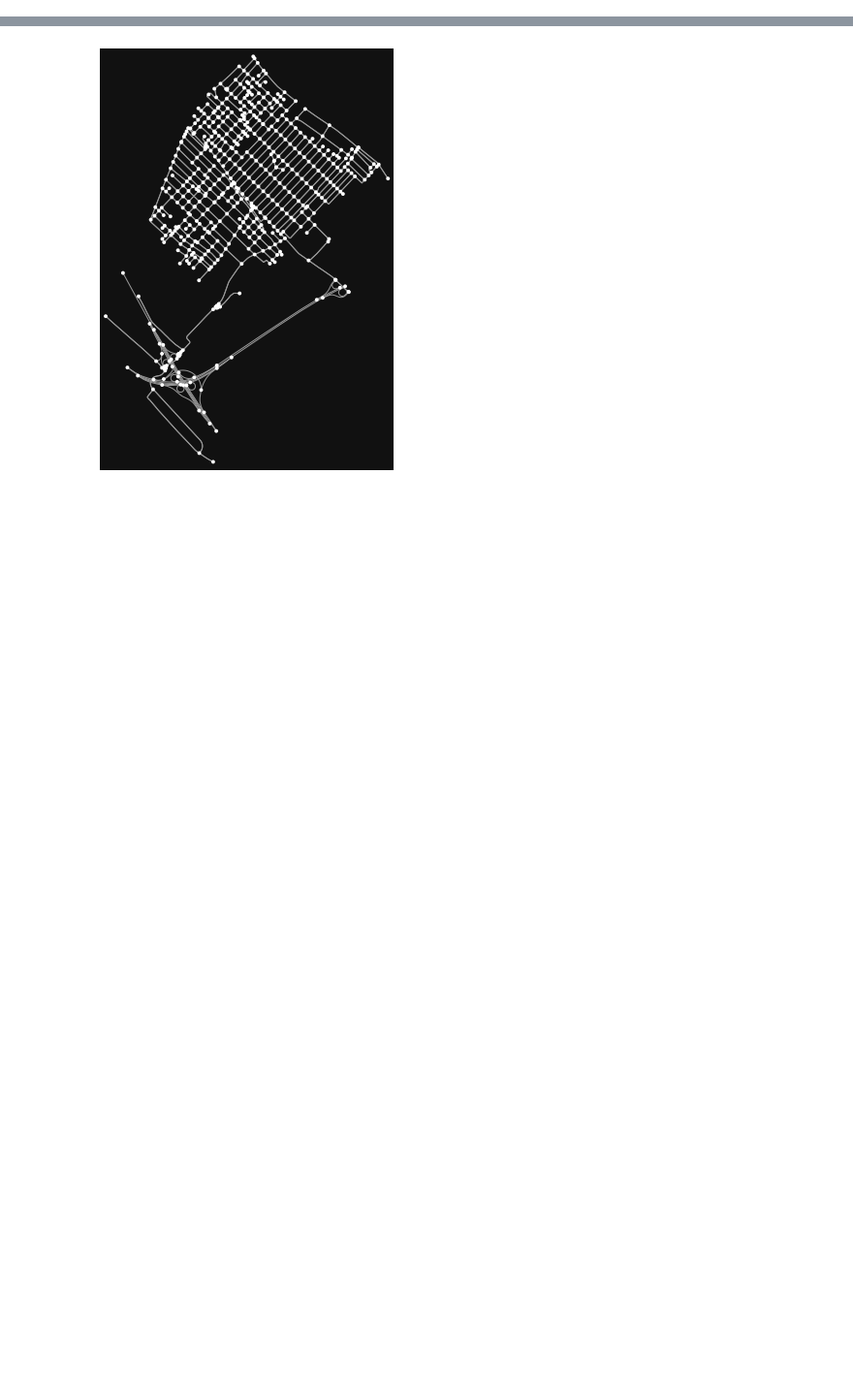
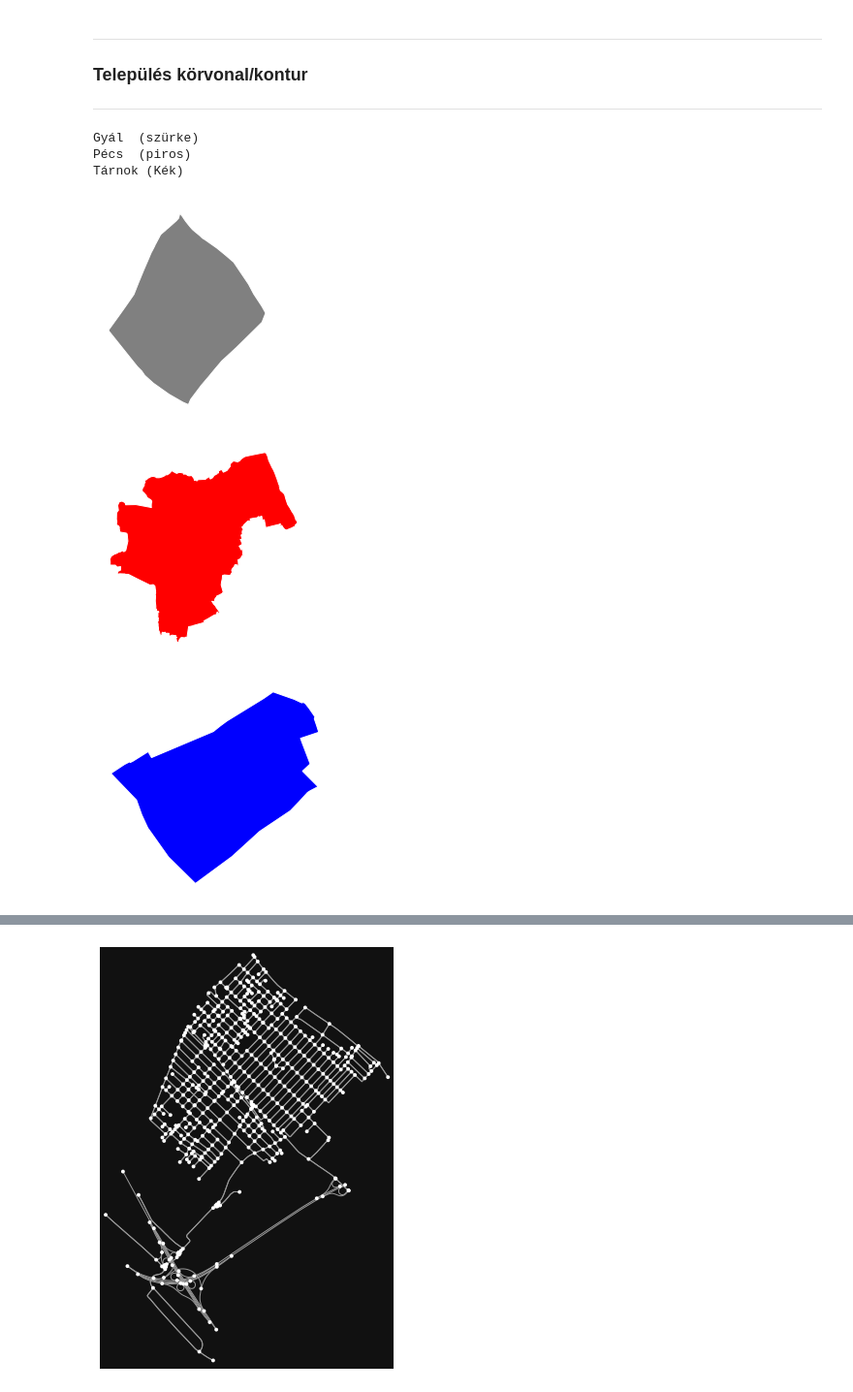
Before and after one commit to klajosw/python, a Jupyter notebook: kl_py_map_01.ipynb, the cells around one changed output, grey strips where cells are left out. Shown at 97% size. Cells and saved outputs as stored; diff of their text form; code cells hidden in the pictures; blank space fills up the shorter version.

```diff
--- a/kl_py_map_01.ipynb
+++ b/kl_py_map_01.ipynb
@@ -28,3 +31,35 @@ import matplotlib.colors as colors
 %matplotlib inline
 ox.config(use_cache=True, log_console=True)
 ## ox.__version__
+# %% [markdown]
+---
+### Település körvonal/kontur
+---
+# %%
+# Település kontur kirajzolása
+
+gdf1 = ox.geocode_to_gdf('Gyál, Hungary')
+gdf2 = ox.geocode_to_gdf('Pécs, Hungary')
+gdf3 = ox.geocode_to_gdf('Tárnok, Hungary')
+
+print('Gyál  (szürke)')
+mx_gt_tx = ox.project_gdf(gdf1)
+ax = mx_gt_tx.plot(fc='gray', ec='w')
+_ = ax.axis('off')
+
+print('Pécs  (piros)')
+mx_gt_tx = ox.project_gdf(gdf2)
+ax = mx_gt_tx.plot(fc='red', ec='w')
+_ = ax.axis('off')
+
+print('Tárnok (Kék)')
+mx_gt_tx = ox.project_gdf(gdf3)
+ax = mx_gt_tx.plot(fc='blue', ec='w')
+_ = ax.axis('off')
+# %% [output]
+Gyál  (szürke)
+Pécs  (piros)
+Tárnok (Kék)
+[figure, added]
+[figure, added]
+[figure, added]
```
Also changed, not shown: parts of 53 cells of this notebook.
